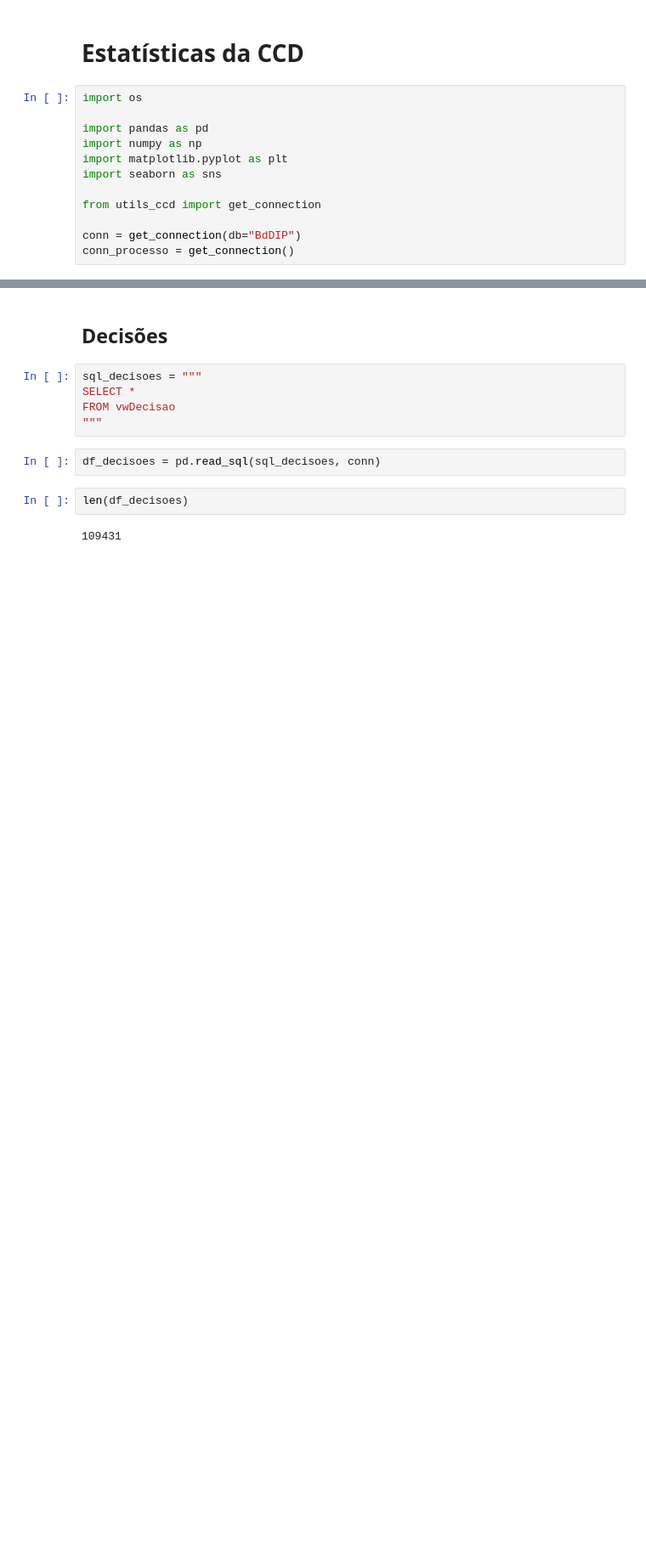
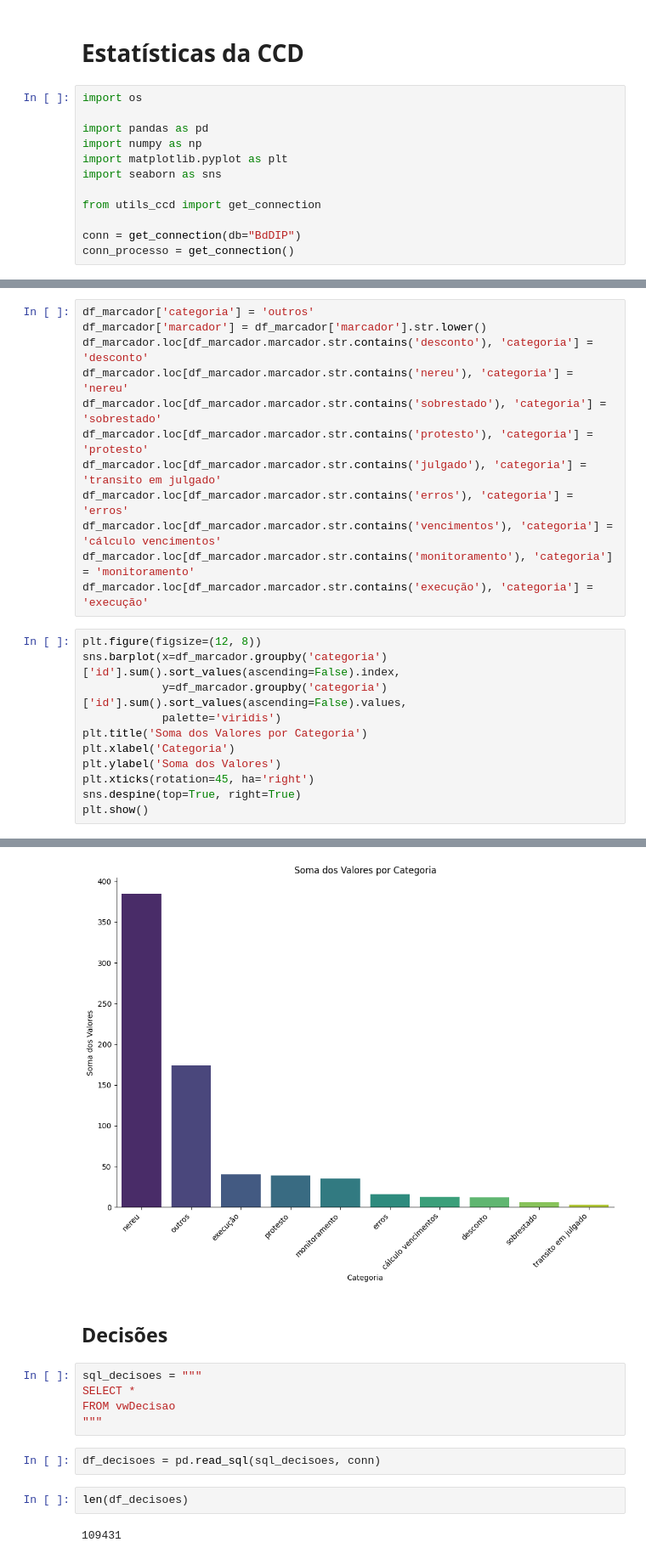
Before and after one commit to eduardoplima/ccd, a Jupyter notebook: scripts/stats_ccd.ipynb, the cells around one changed output, grey strips where cells are left out. Shown at 85% size. Cells and saved outputs as stored; diff of their text form; blank space fills up the shorter version.

```diff
--- a/scripts/stats_ccd.ipynb
+++ b/scripts/stats_ccd.ipynb
@@ -14,0 +50,24 @@ conn_processo = get_connection()
+# %%
+df_marcador['categoria'] = 'outros'
+df_marcador['marcador'] = df_marcador['marcador'].str.lower()
+df_marcador.loc[df_marcador.marcador.str.contains('desconto'), 'categoria'] = 'desconto'
+df_marcador.loc[df_marcador.marcador.str.contains('nereu'), 'categoria'] = 'nereu'
+df_marcador.loc[df_marcador.marcador.str.contains('sobrestado'), 'categoria'] = 'sobrestado'
+df_marcador.loc[df_marcador.marcador.str.contains('protesto'), 'categoria'] = 'protesto'
+df_marcador.loc[df_marcador.marcador.str.contains('julgado'), 'categoria'] = 'transito em julgado'
+df_marcador.loc[df_marcador.marcador.str.contains('erros'), 'categoria'] = 'erros'
+df_marcador.loc[df_marcador.marcador.str.contains('vencimentos'), 'categoria'] = 'cálculo vencimentos'
+df_marcador.loc[df_marcador.marcador.str.contains('monitoramento'), 'categoria'] = 'monitoramento'
+df_marcador.loc[df_marcador.marcador.str.contains('execução'), 'categoria'] = 'execução'
+# %%
+plt.figure(figsize=(12, 8))
+sns.barplot(x=df_marcador.groupby('categoria')['id'].sum().sort_values(ascending=False).index,
+            y=df_marcador.groupby('categoria')['id'].sum().sort_values(ascending=False).values,
+            palette='viridis')
+plt.title('Soma dos Valores por Categoria')
+plt.xlabel('Categoria')
+plt.ylabel('Soma dos Valores')
+plt.xticks(rotation=45, ha='right')
+sns.despine(top=True, right=True)
+plt.show()
+# %% [output]
@@ -15,3 +77,4 @@ conn_processo = get_connection()
+[figure, added]
 # %% [markdown]
 ## Decisões
 # %%
```
Also changed, not shown: parts of 6 cells of this notebook, 24 other files.
